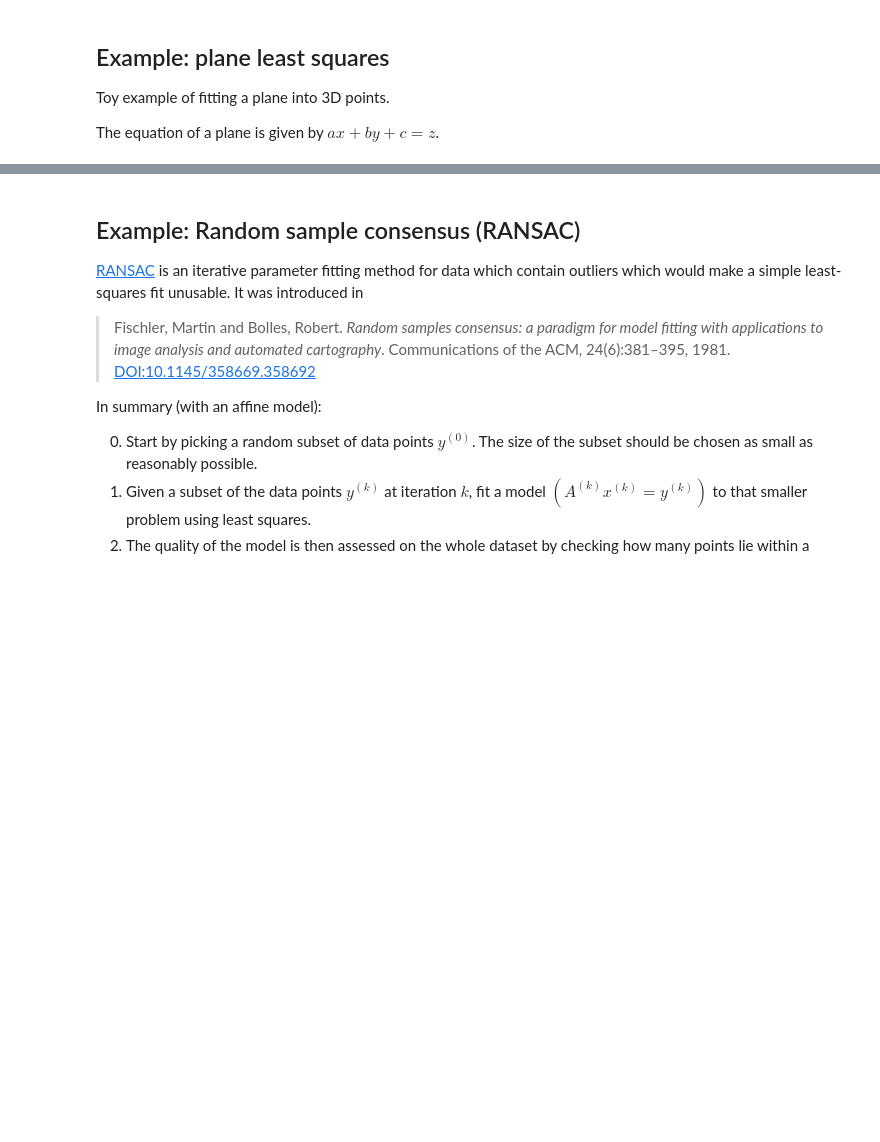
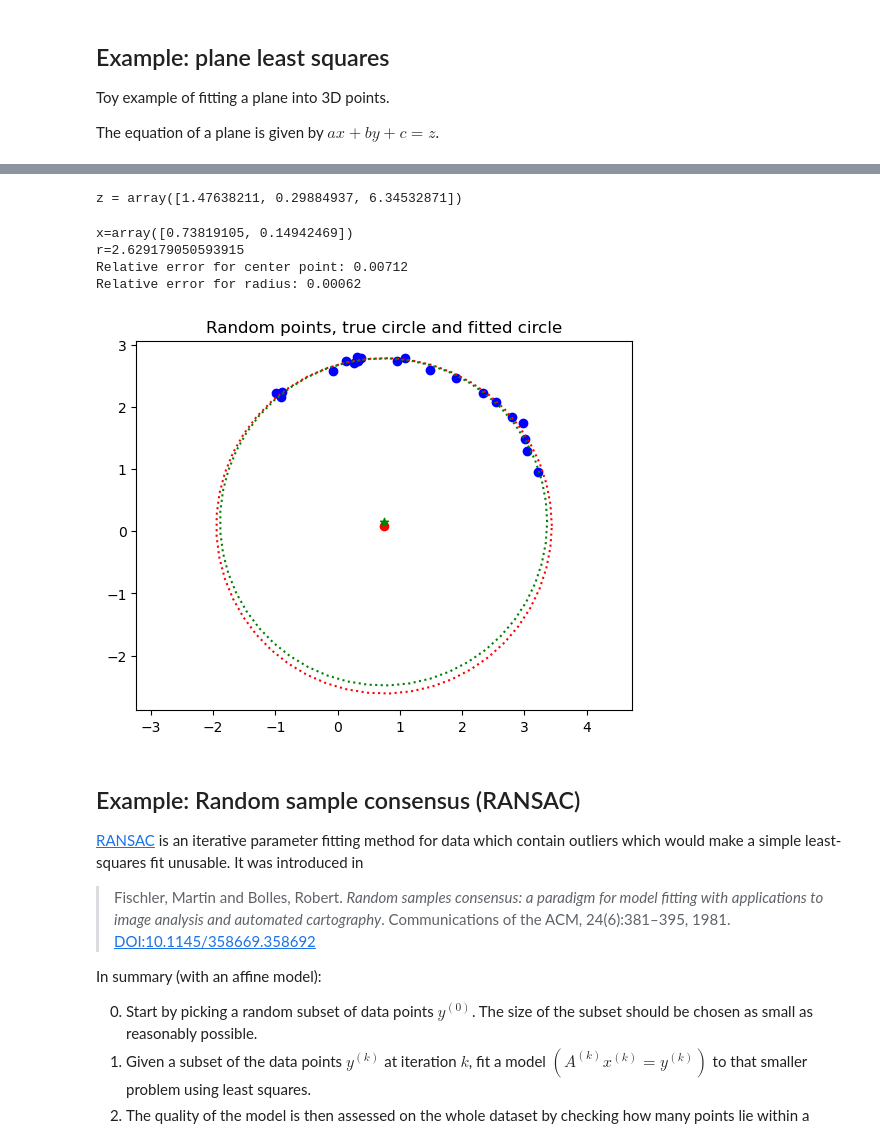
Before and after one commit to uh-comp-methods1/notebooks, a Jupyter notebook: 02-linear-eqs/lecture.ipynb, the cells around one changed output, grey strips where cells are left out. Cells and saved outputs as stored; diff of their text form; code cells hidden in the pictures; blank space fills up the shorter version.

```diff
--- a/02-linear-eqs/lecture.ipynb
+++ b/02-linear-eqs/lecture.ipynb
@@ -745,3 +806,34 @@ There are also many other methods for fitting circle and other shapes.
+# %%
+A = np.concatenate([y, np.ones((N,1))], axis=1) # Form system matrix
+d = np.array([np.sum(y[j]**2) for j in range(N)]) # Form data vector
+z, _, _, _ = la.lstsq(A, d)
+print(f"{z = }")
+# %% [output]
+z = array([1.47638211, 0.29884937, 6.34532871])
+# %%
+x = 0.5*z[0:2]
+r = np.sqrt( z[2] + (x[0]**2 + x[1]**2) )
+print(f"{x=}")
+print(f"{r=}")
+
+print(f"Relative error for center point: {np.sum((x0 - x)**2)/np.sum(x0**2):.5f}")
+print(f"Relative error for radius: {(r0 - r)**2/r0**2:.5f}")
+
+plt.scatter(y[:,0], y[:,1], color='b')
+plt.title('Random points, true circle and fitted circle')
+plt.scatter(x0[0], x0[1], color='r');
+plt.scatter(x[0], x[1], color='g', marker='*');
+an = np.linspace(0, 2*np.pi);
+plt.plot(x0[0] + r0*np.cos(an), x0[1] + r0*np.sin(an), 'r:');
+plt.plot(x[0] + r*np.cos(an), x[1] + r*np.sin(an), 'g:');
+ax = plt.gca()
+ax.axis('equal');
+# %% [output]
+x=array([0.73819105, 0.14942469])
+r=2.629179050593915
+Relative error for center point: 0.00712
+Relative error for radius: 0.00062
+[figure, added]
 # %% [markdown]
 ## Example: Random sample consensus (RANSAC)
 
```
Also changed, not shown: parts of 8 cells of this notebook.
